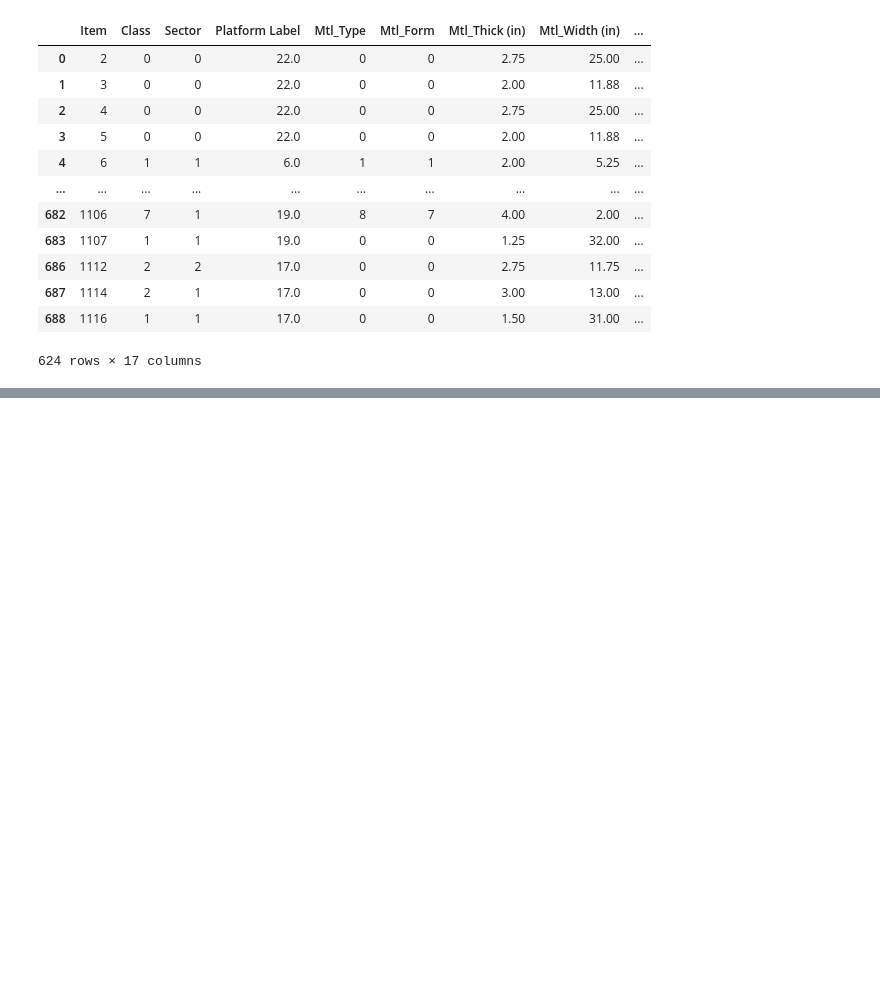
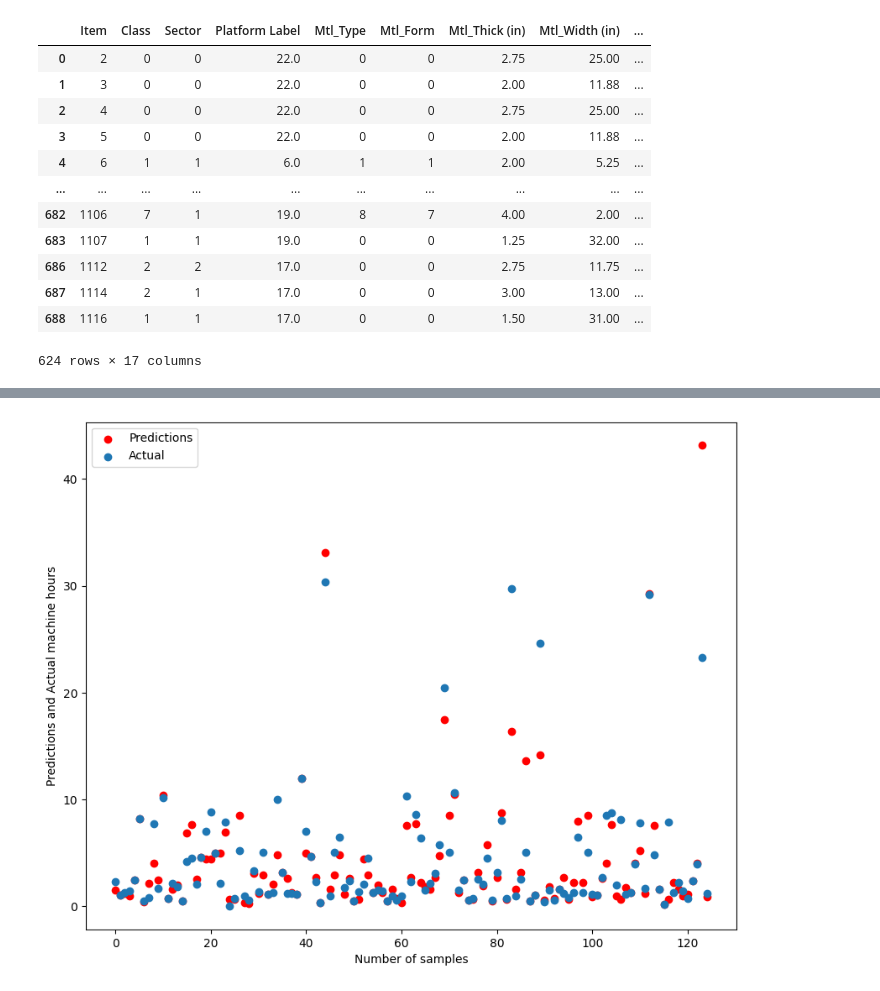
Before and after one commit to psriraj17/ML_AirplaneParts, a Jupyter notebook: airplaneparts.ipynb, the cells around one changed output, grey strips where cells are left out. Cells and saved outputs as stored; diff of their text form; code cells hidden in the pictures; blank space fills up the shorter version.

```diff
--- a/airplaneparts.ipynb
+++ b/airplaneparts.ipynb
@@ -138,8 +205,12 @@ def predict_combinedTemp(numerical_data, target):
 
   num_train, num_test, combinedTemp_train, combinedTemp_test = train_test_split(numerical_data, target, test_size=0.2, random_state=42)
 
-  svr_poly = KNeighborsRegressor(n_neighbors=2, algorithm='ball_tree')
-  svr_poly.fit(num_train, combinedTemp_train)
+  KNN = KNeighborsRegressor(n_neighbors=2, algorithm='ball_tree')
+  KNN.fit(num_train, combinedTemp_train)
 
-  score = svr_poly.score(num_test, combinedTemp_test)
-  print(score)
+  score = KNN.score(num_test, combinedTemp_test)
+
+  pred = KNN.predict(num_test)
+  avg_hrs =  np.sum(np.abs(pred - combinedTemp_test))/len(combinedTemp_test)
+
+  return avg_hrs, score, pred, combinedTemp_test
@@ -149,0 +217,4 @@ predict_combinedTemp(numerical_data, combinedTemp)
+# %%
+combinedTemp_avg_hrs, combinedTemp_score, combinedTemp_pred, combinedTemp_test = predict_combinedTemp(numerical_data, combinedTemp)
+print("Model Performance Score:", combinedTemp_score)
+print("Average Hours:", combinedTemp_avg_hrs)
@@ -253,0 +432,11 @@ Mean squared error: 1.3071470975979764
+# %%
+x_values = range(0,len(primTemp_test))
+plt.scatter(x_values , combinedTemp_pred, c= "r", label= "Predictions")
+plt.scatter(x_values, combinedTemp_test,label= "Actual")
+
+plt.xlabel("Number of samples")
+plt.ylabel("Predictions and Actual machine hours")
+plt.legend()
+plt.show()
+# %% [output]
+[figure, added]
```
Also changed, not shown: parts of 56 cells of this notebook.
